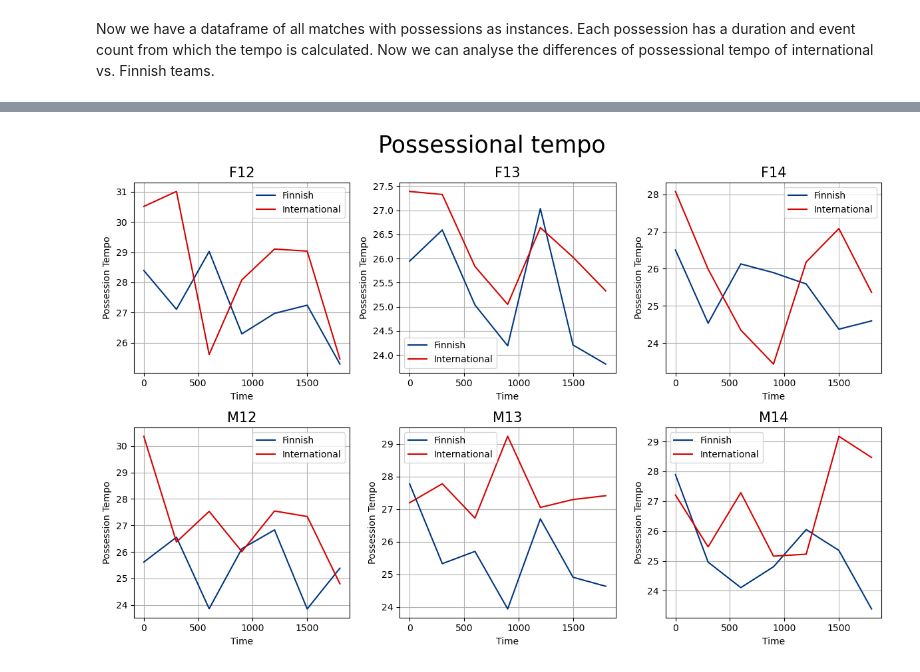
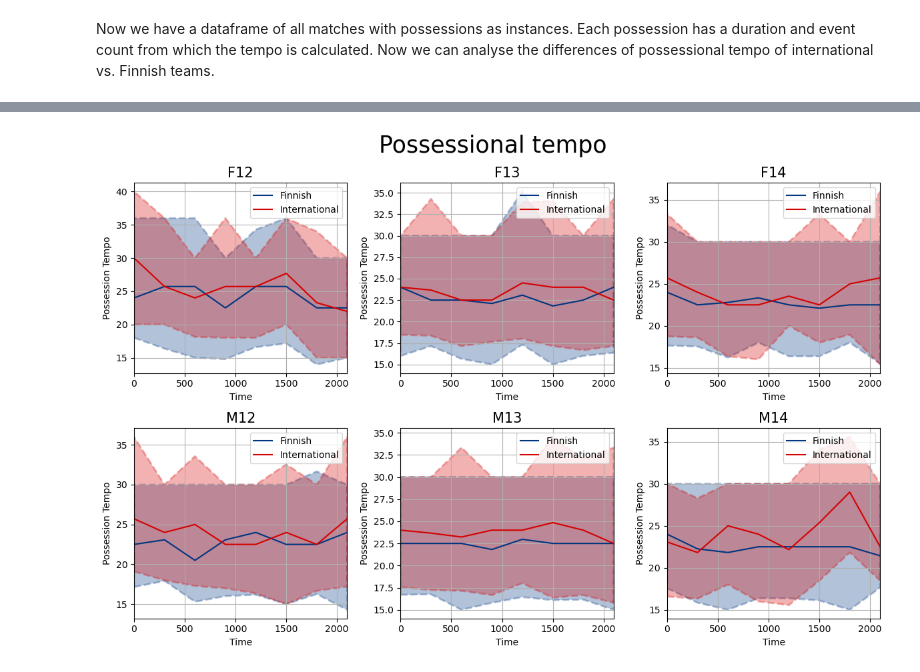
Before and after one commit to konstanyman/thesis_analysis, a Jupyter notebook: processing/tempo.ipynb, the cells around one changed output, grey strips where cells are left out. Saved outputs shown, nothing was run; the diff lists cells and outputs as text; code cells hidden in the pictures.

```diff
--- a/processing/tempo.ipynb
+++ b/processing/tempo.ipynb
@@ -103,7 +103,7 @@ max_time_bins = tempo_df.groupby('match_id')['time_bin'].transform('max')
 
 # Keep only rows where time_bin is NOT the max for that match
 tempo_df = tempo_df[tempo_df['time_bin'] != max_time_bins]
-tempo_df = tempo_df[tempo_df['time_bin'] <= 2400]
+tempo_df = tempo_df[tempo_df['time_bin'] <= 2100]
 # %%
 # plot tempo in a line plot by age groups
 fig, axes = plt.subplots(2,3, figsize=(12,8))
@@ -121,9 +121,13 @@ for i, (group_name, df_group) in enumerate(df_grouped):
 
     for level in int_levels: # [1, 0, 2]
         subset = df_group[df_group['int_level'] == level]
-        avg = subset.groupby('time_bin')['tempo'].mean()
+        avg = subset.groupby('time_bin')['tempo'].median()
+        l_q = subset.groupby('time_bin')['tempo'].quantile(q=0.25)
+        h_q = subset.groupby('time_bin')['tempo'].quantile(q=0.75)
         axes[i].plot(avg, color=colors[level], label=f'{['F v. F', 'F v. I', 'I v. I'][level]}')
+        axes[i].fill_between(avg.index, l_q, h_q, color=colors[level], alpha=.2, linestyle='--', linewidth=2, interpolate=True)
 
+    axes[i].set_xlim([avg.index[0], avg.index[-1]])
     axes[i].set_title(group_name, fontsize=15)
     axes[i].axvline(1200)
     axes[i].legend()  # Add legend to differentiate int_level categories
@@ -246,5 +270,9 @@ pos_tempo_df.loc[:, 'pos_int'] = pos_tempo_df.apply(possession_internationality,
 # Create time bins of 5 minutes
 pos_tempo_df.loc[:, 'time_bin'] = (pos_tempo_df['pos_start_time'] // timeframe) * timeframe
 
-# compute averages
-df_grouped = pos_tempo_df.groupby(['age', 'pos_int', 'time_bin'])['pos_tempo'].mean()
+# compute medians and quantiles
+df_grouped = pos_tempo_df.groupby(['age', 'pos_int', 'time_bin'])['pos_tempo'].agg(
+    median=lambda x: x.median(),
+    q25=lambda x: x.quantile(0.25),
+    q75=lambda x: x.quantile(0.75)
+).reset_index()
@@ -269,34 +313,33 @@ Name: count, dtype: int64
 # %%
 # plot possessional average tempos by age group and team internationality
 
 # age groups
-ages = df_grouped.index.get_level_values('age').unique()
+ages = df_grouped.groupby('age')
 
 fig, axes = plt.subplots(2, 3, figsize=(12, 8))
 axes = axes.flatten()  # Flatten the 2D array of axes to 1D
 
 colors = ['#003580', '#d50000']
 
-for i, age in enumerate(ages):
+for i, (age, age_df) in enumerate(ages):
     ax = axes[i]
 
-    age_group = df_grouped.loc[age]  # Select data for the current age group
+    pos_ints = age_df.groupby('pos_int')
 
-    pos_ints = age_group.index.get_level_values('pos_int').unique() # unique int levels
+    for pos_int_val, pos_int in pos_ints:
+        df_filtered = pos_int[pos_int['time_bin'] <= 2100] # drop time bins after the full time
+        ax.plot(df_filtered['time_bin'], df_filtered['median'], color=colors[pos_int_val], label=f'{['Finnish', 'International'][pos_int_val]}')
+        ax.fill_between(df_filtered['time_bin'], df_filtered['q25'], df_filtered['q75'], color=colors[pos_int_val], alpha=.3, linestyle='--', linewidth=2, interpolate=True)
 
-    for pos_int in pos_ints:
-        df_filtered = age_group[pos_int]  # Select the pos_int group
-        df_filtered = df_filtered[df_filtered.index < 2100] # drop time bins after the full time
-        ax.plot(df_filtered.index, df_filtered.values, color=colors[pos_int], label=f'{['Finnish', 'International'][pos_int]}')
-
+    ax.set_xlim([df_filtered.iloc[0, 2], df_filtered.iloc[-1, 2]])
     ax.set_title(f'{age}', fontsize=15)
     ax.set_xlabel('Time', fontsize=10)
     ax.set_ylabel('Possession Tempo', fontsize=10)
     ax.legend()
     ax.grid(True)
 
 fig.suptitle('Possessional tempo', fontsize=25)
 plt.tight_layout()  # Adjust layout for readability
 plt.show()
 # %% [output]
-[figure, old version]
+[figure, new version]
```
Also changed, not shown: parts of 4 cells of this notebook.
